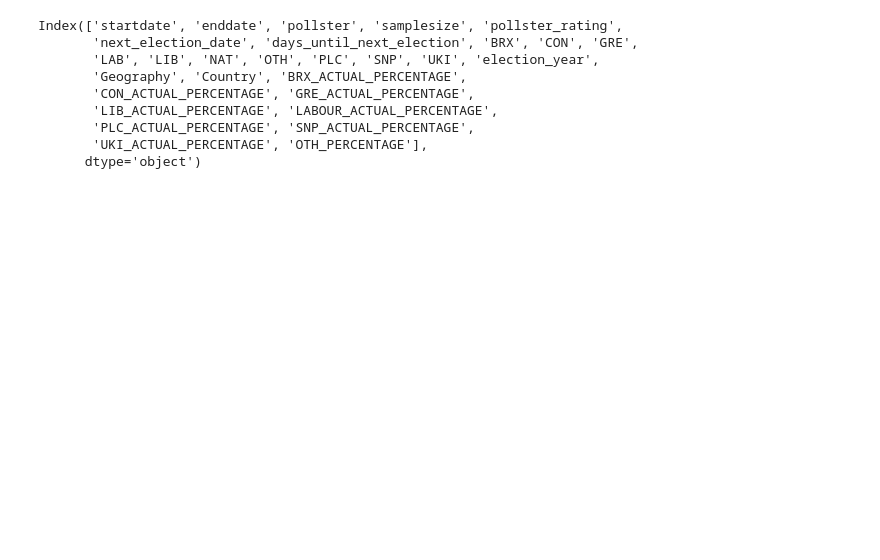
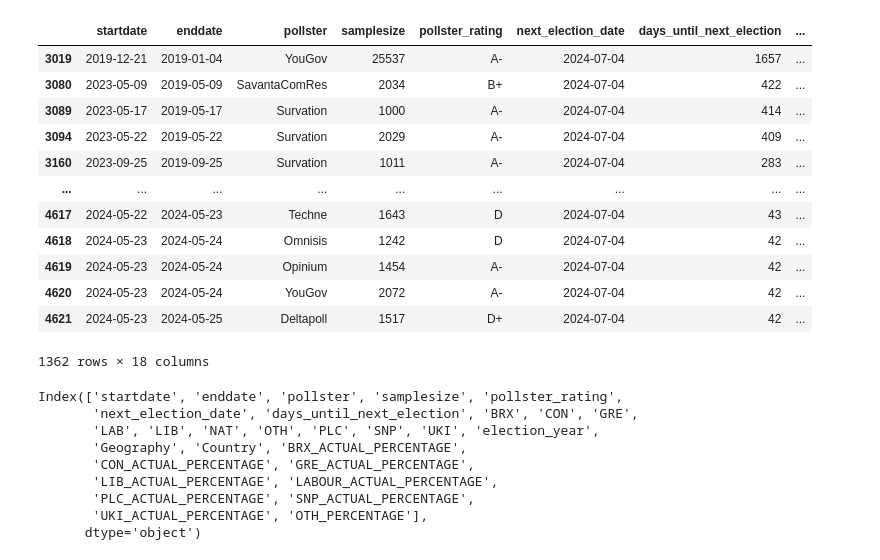
Before and after one commit to oscarhibbert/election-predictor, a Jupyter notebook: notebooks/chris_kingdon_master_source.ipynb, the cells around one changed output. Saved outputs shown, nothing was run; the diff lists cells and outputs as text; code cells hidden in the pictures; blank space fills up the shorter version.

```diff
--- a/notebooks/chris_kingdon_master_source.ipynb
+++ b/notebooks/chris_kingdon_master_source.ipynb
@@ -12,3 +28,19 @@ filtered_gb_polls_df = gb_polls[gb_polls['election_year'] <= 2019]
+# %%
+filtered_gb_polls_df
+# %% [output]
+|  | startdate | enddate | pollster | samplesize | pollster_rating | next_election_date | days_until_next_election | ... |
+| 3019 | 2019-12-21 | 2019-01-04 | YouGov | 25537 | A- | 2024-07-04 | 1657 | ... |
+| 3080 | 2023-05-09 | 2019-05-09 | SavantaComRes | 2034 | B+ | 2024-07-04 | 422 | ... |
+| 3089 | 2023-05-17 | 2019-05-17 | Survation | 1000 | A- | 2024-07-04 | 414 | ... |
+| 3094 | 2023-05-22 | 2019-05-22 | Survation | 2029 | A- | 2024-07-04 | 409 | ... |
+| 3160 | 2023-09-25 | 2019-09-25 | Survation | 1011 | A- | 2024-07-04 | 283 | ... |
+| ... | ... | ... | ... | ... | ... | ... | ... | ... |
+| 4617 | 2024-05-22 | 2024-05-23 | Techne | 1643 | D | 2024-07-04 | 43 | ... |
+| 4618 | 2024-05-23 | 2024-05-24 | Omnisis | 1242 | D | 2024-07-04 | 42 | ... |
+| 4619 | 2024-05-23 | 2024-05-24 | Opinium | 1454 | A- | 2024-07-04 | 42 | ... |
+| 4620 | 2024-05-23 | 2024-05-24 | YouGov | 2072 | A- | 2024-07-04 | 42 | ... |
+| 4621 | 2024-05-23 | 2024-05-25 | Deltapoll | 1517 | D+ | 2024-07-04 | 42 | ... |
+1362 rows × 18 columns
 # %%
 # Merges dataframes
 gb_polls_actuals = filtered_gb_polls_df.merge(election_results_df, on='election_year', how='left')
```
Also changed, not shown: parts of 6 cells of this notebook, 3 other files.
